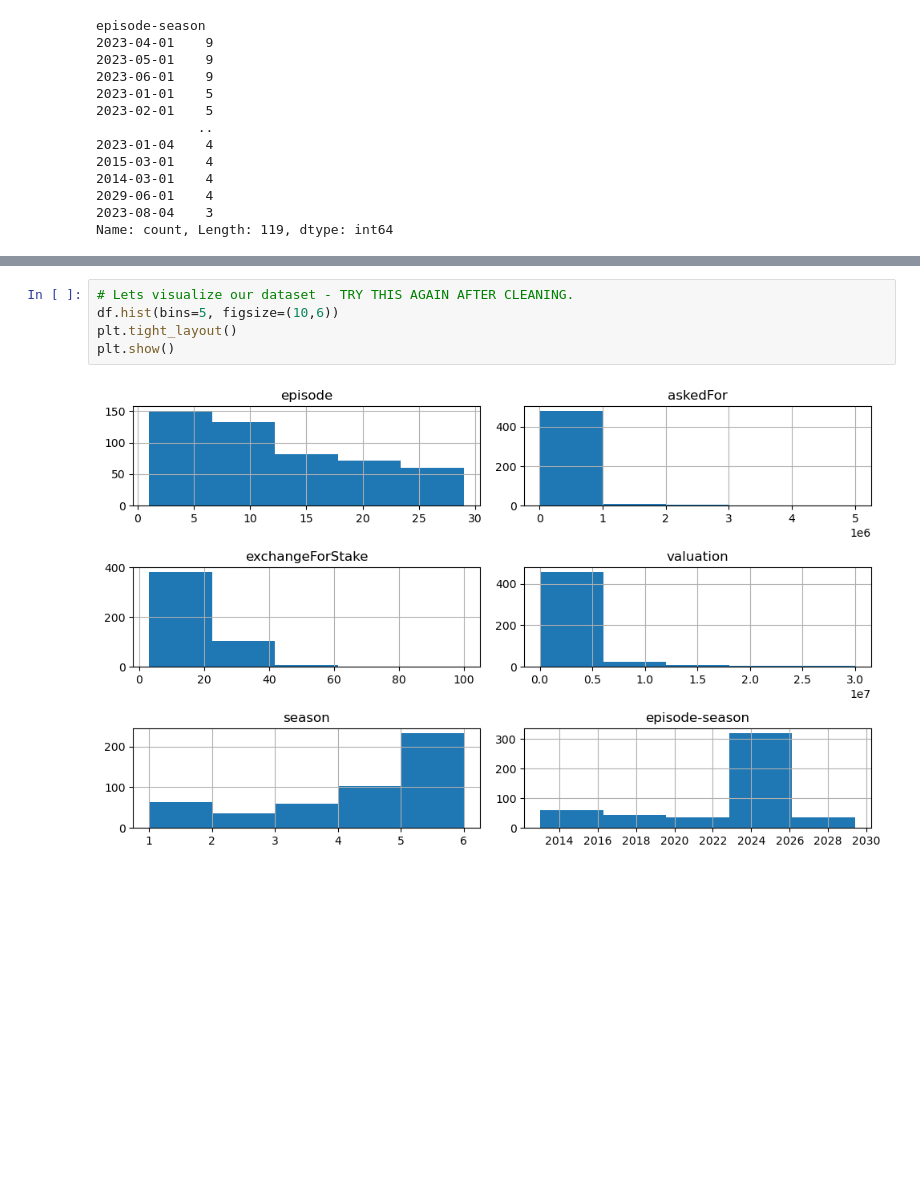
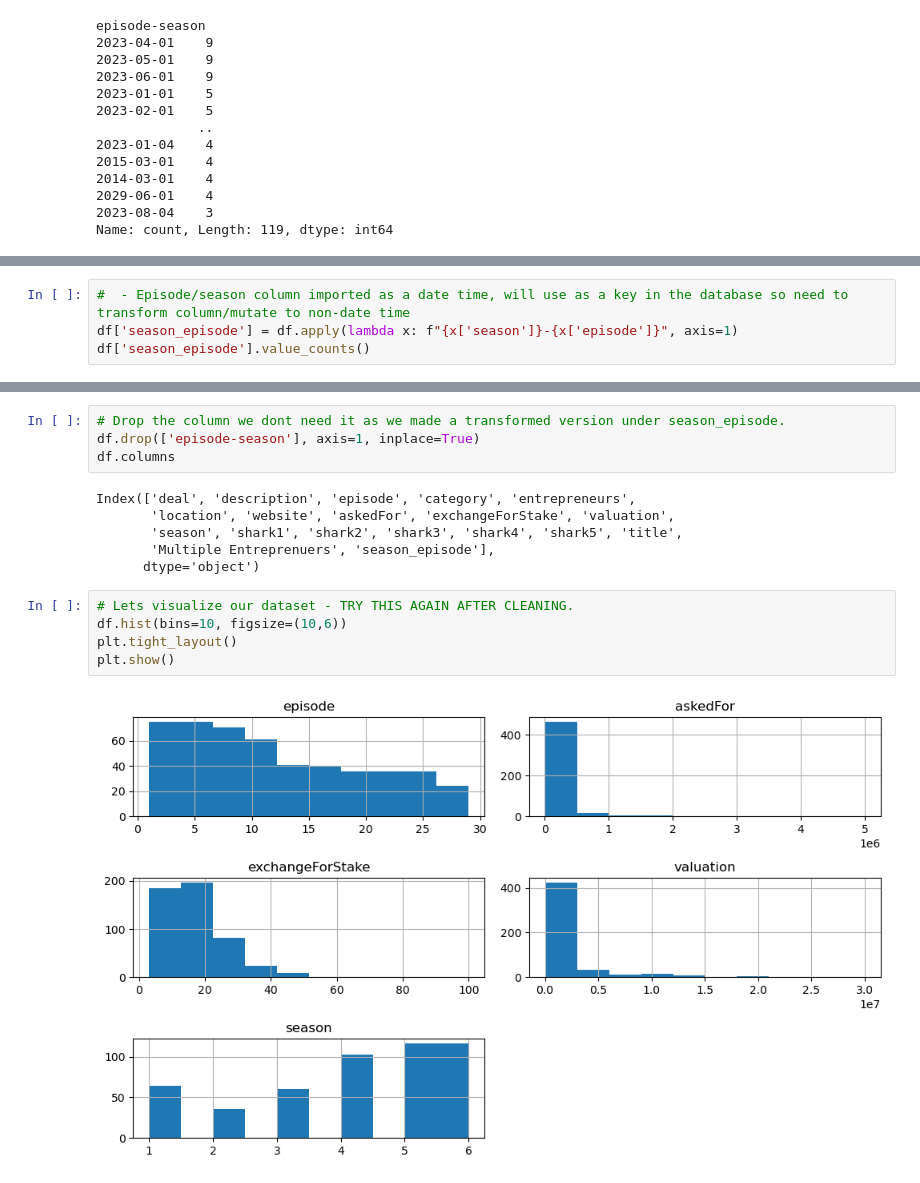
Before and after one commit to SaadNasir92/Shark_Tank_Deals_Analysis, a Jupyter notebook: eda.ipynb, the cells around one changed output, grey strips where cells are left out. Cells and saved outputs as stored; diff of their text form; blank space fills up the shorter version.

Commit message:
Finished cleaning, ready to create table schema to import data into database.

```diff
--- a/eda.ipynb
+++ b/eda.ipynb
@@ -191,0 +176,4 @@ Index(['deal', 'description', 'episode', 'category', 'entrepreneurs',
+# %%
+#  - Episode/season column imported as a date time, will use as a key in the database so need to transform column/mutate to non-date time
+df['season_episode'] = df.apply(lambda x: f"{x['season']}-{x['episode']}", axis=1)
+df['season_episode'].value_counts()
@@ -192,7 +194,17 @@ Index(['deal', 'description', 'episode', 'category', 'entrepreneurs',
+# %%
+# Drop the column we dont need it as we made a transformed version under season_episode.
+df.drop(['episode-season'], axis=1, inplace=True)
+df.columns
+# %% [output]
+Index(['deal', 'description', 'episode', 'category', 'entrepreneurs',
+       'location', 'website', 'askedFor', 'exchangeForStake', 'valuation',
+       'season', 'shark1', 'shark2', 'shark3', 'shark4', 'shark5', 'title',
+       'Multiple Entreprenuers', 'season_episode'],
+      dtype='object')
 # %%
 # Lets visualize our dataset - TRY THIS AGAIN AFTER CLEANING.
-df.hist(bins=5, figsize=(10,6))
+df.hist(bins=10, figsize=(10,6))
 plt.tight_layout()
 plt.show()
 # %% [output]
-[figure, old version]
+[figure, new version]
```
Also changed, not shown: parts of 6 cells of this notebook.
